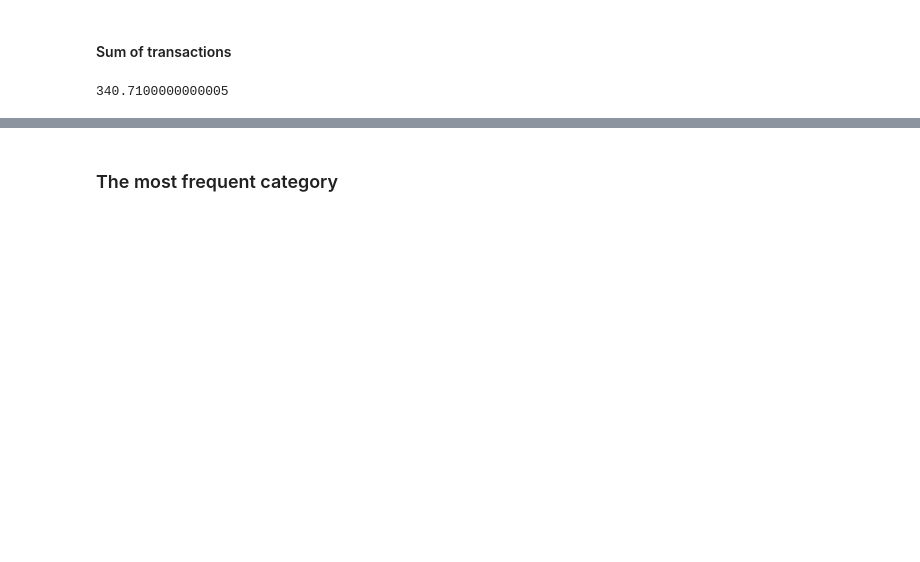
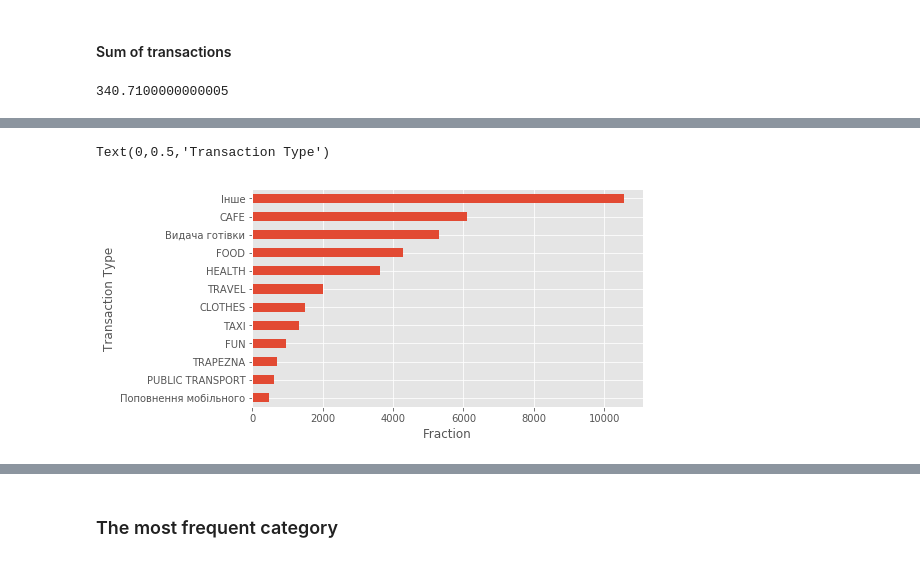
Before and after one commit to tbatsenko/data_processing_pb_analysis, a Jupyter notebook: Money analysis - privatbank.ipynb, the cells around one changed output, grey strips where cells are left out. Drawn from its saved outputs; the diff is of its cells as text; code cells hidden in the pictures; blank space fills up the shorter version.

```diff
--- a/Money analysis - privatbank.ipynb
+++ b/Money analysis - privatbank.ipynb
@@ -352,2 +352,7 @@ CAFE
 Перекази
 HEALTH
+# %%
+for categ in categories:
+    print(categ)
+    print(df.loc[df['category'] == categ].transaction.sum())
+    print()
@@ -357,0 +392,3 @@ df.loc[df['category'] == 'TAXI'].transaction.sum()
+# %%
+expenses = df[df.category != "Перекази"]
+expenses = expenses[expenses.category != "MONEY TRANSFER"]
@@ -357,0 +401,10 @@ df.loc[df['category'] == 'TAXI'].transaction.sum()
+# %%
+expenses_by_category = [] # let's create a dictionary;
+
+categories = expenses.category.unique()
+for categ in categories:
+    print(categ)
+    expense = expenses.loc[expenses['category'] == categ].transaction.sum()
+    print(expense)
+    expenses_by_category.append(abs(expense))
+    print("_______________")
@@ -357,0 +429,7 @@ df.loc[df['category'] == 'TAXI'].transaction.sum()
+# %%
+expenses_by_category
+categs = []
+
+for categ in categories:
+    categs.append(categ)
+categs
@@ -357,0 +449,14 @@ df.loc[df['category'] == 'TAXI'].transaction.sum()
+# %%
+EXPENSES_CAT = pd.Series(expenses_by_category,
+                        index=categs)
+df_EXP = pd.DataFrame({'expenses' : EXPENSES_CAT})
+df_EXP = df_EXP.sort_values(by='expenses', ascending=True)
+
+plt.style.use('ggplot')
+fig, ax = plt.subplots(figsize=(7,4))
+df_EXP.plot(kind='barh', legend = False, ax=ax)
+ax.set_xlabel('Fraction')
+ax.set_ylabel('Transaction Type')
+# %% [output]
+Text(0,0.5,'Transaction Type')
+[figure, added]
```
Also changed, not shown: parts of 28 cells of this notebook, 6 other files.
